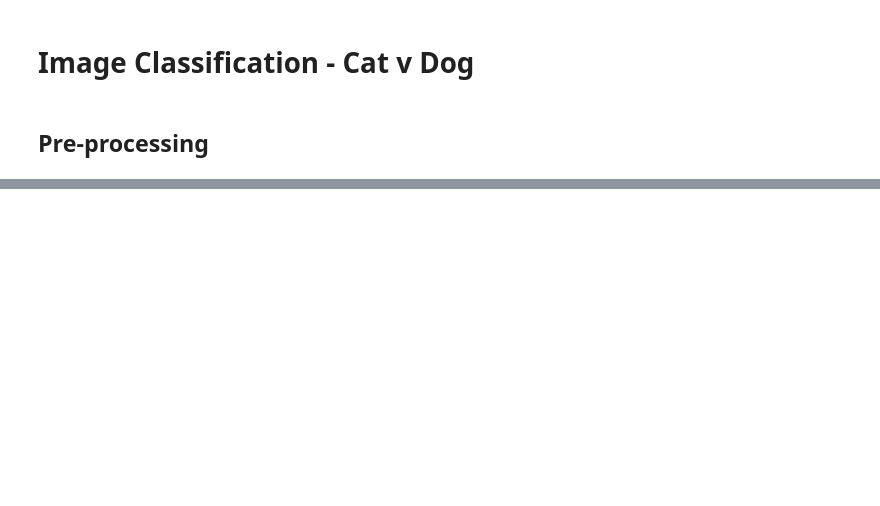
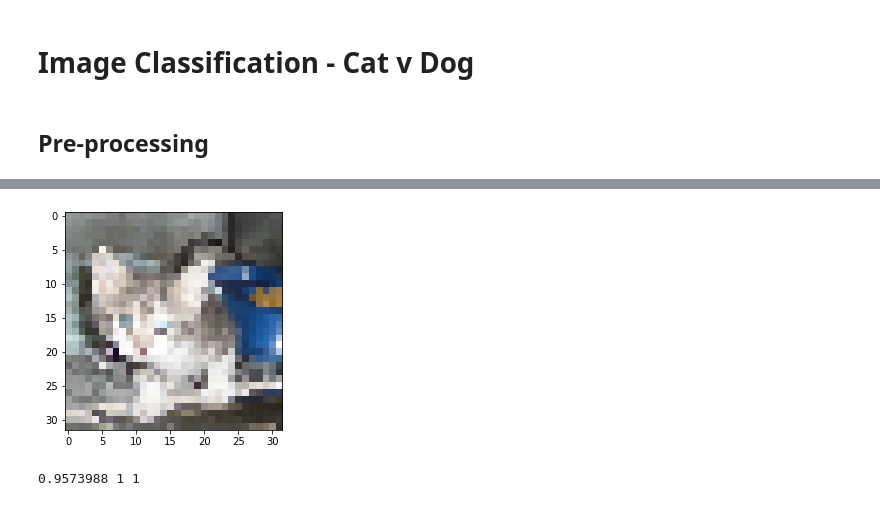
Before and after one commit to rebbrunner/data-science-env, a Jupyter notebook: notebooks/ch4_image_classification.ipynb, the cells around one changed output, grey strips where cells are left out. Cells and saved outputs as stored; diff of their text form; code cells hidden in the pictures; blank space fills up the shorter version.

```diff
--- a/notebooks/ch4_image_classification.ipynb
+++ b/notebooks/ch4_image_classification.ipynb
@@ -151,0 +260,14 @@ plt.show()
+# %%
+plt_img = img[0].reshape(32,32,3)
+img_plt = plt.imshow(plt_img)
+plt.show()
+# %% [output]
+[figure, added]
+# %%
+img = test_set.__getitem__(5)[0]
+pred_prob = model.predict(img)[0][0]
+pred_label = int(pred_prob > 0.5)
+actual_label = int(test_set.__getitem__(5)[1][0])
+print(pred_prob, pred_label, actual_label)
+# %% [output]
+0.9573988 1 1
```
Also changed, not shown: parts of 37 cells of this notebook.
